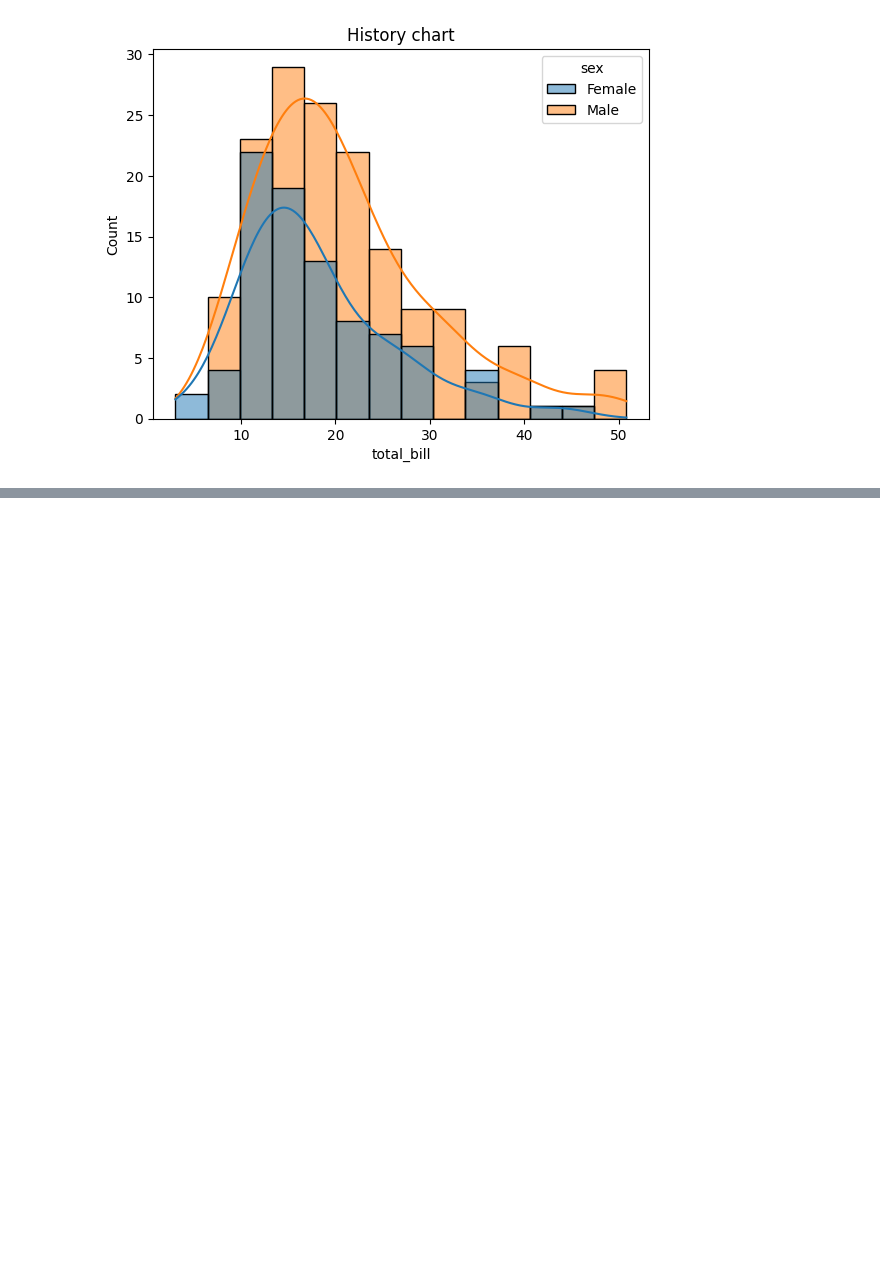
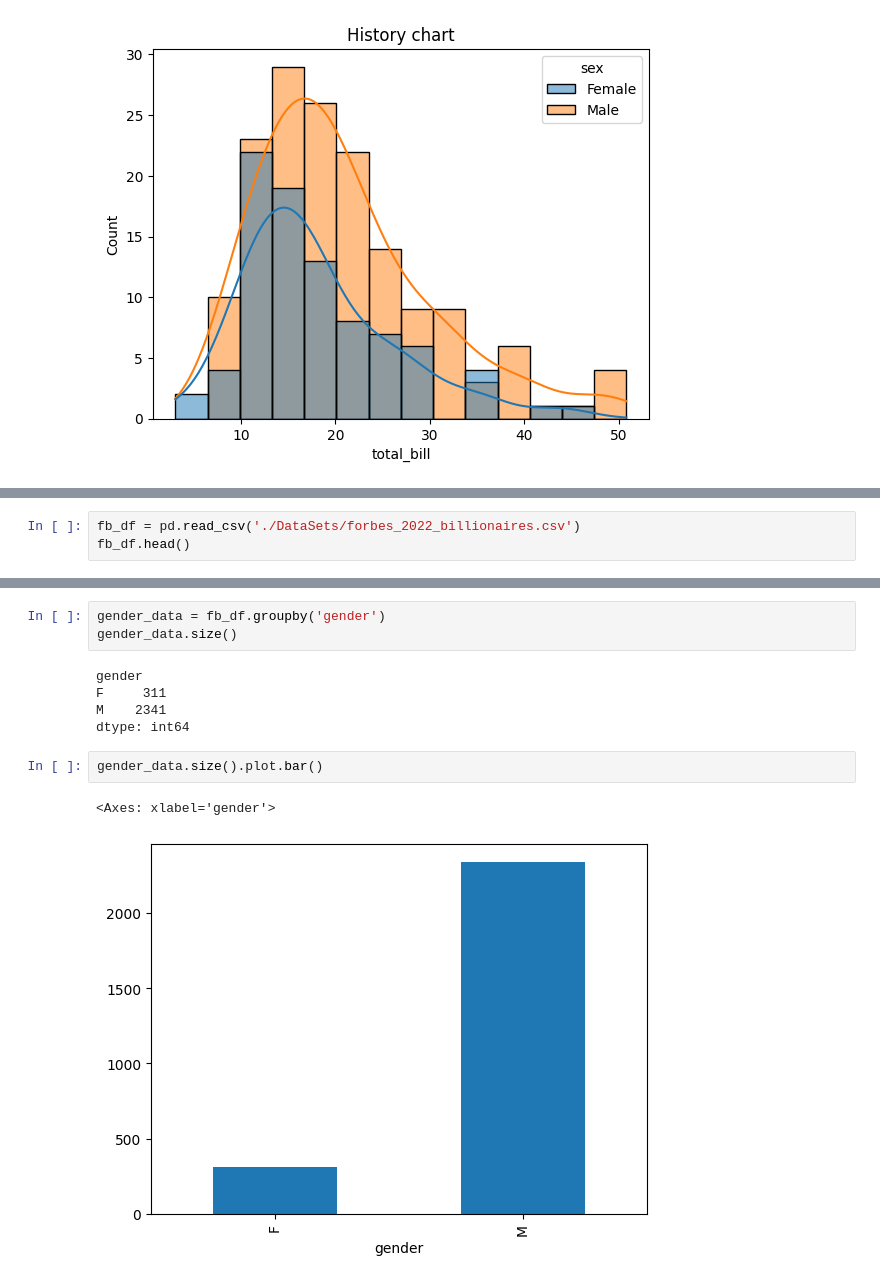
Before and after one commit to trinhntPythonLearning/pandas-learning, a Jupyter notebook: 12.Data-Visualization-seaborn.ipynb, the cells around one changed output, grey strips where cells are left out. Cells and saved outputs as stored; diff of their text form; blank space fills up the shorter version.

```diff
--- a/12.Data-Visualization-seaborn.ipynb
+++ b/12.Data-Visualization-seaborn.ipynb
@@ -39,0 +42,3 @@ plt.show()
+# %%
+fb_df = pd.read_csv('./DataSets/forbes_2022_billionaires.csv')
+fb_df.head()
@@ -39,0 +71,13 @@ plt.show()
+# %%
+gender_data = fb_df.groupby('gender')
+gender_data.size()
+# %% [output]
+gender
+F     311
+M    2341
+dtype: int64
+# %%
+gender_data.size().plot.bar()
+# %% [output]
+<Axes: xlabel='gender'>
+[figure, added]
```
Also changed, not shown: parts of 13 cells of this notebook.
